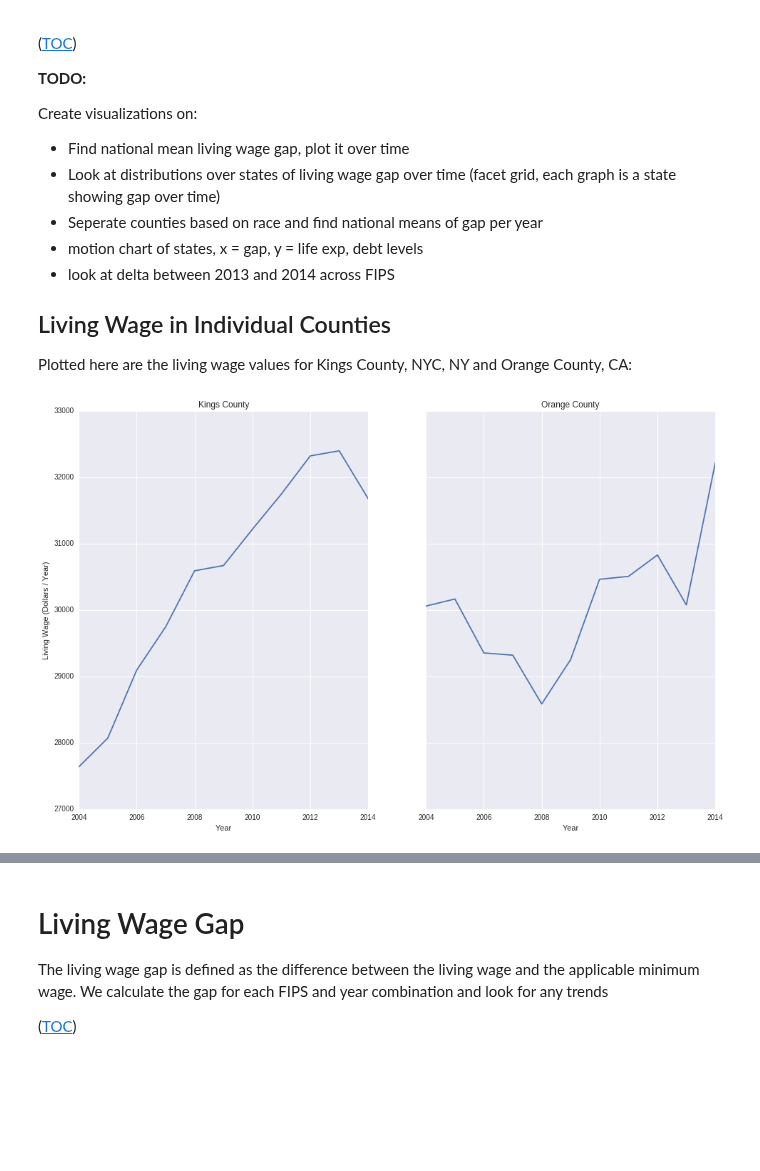
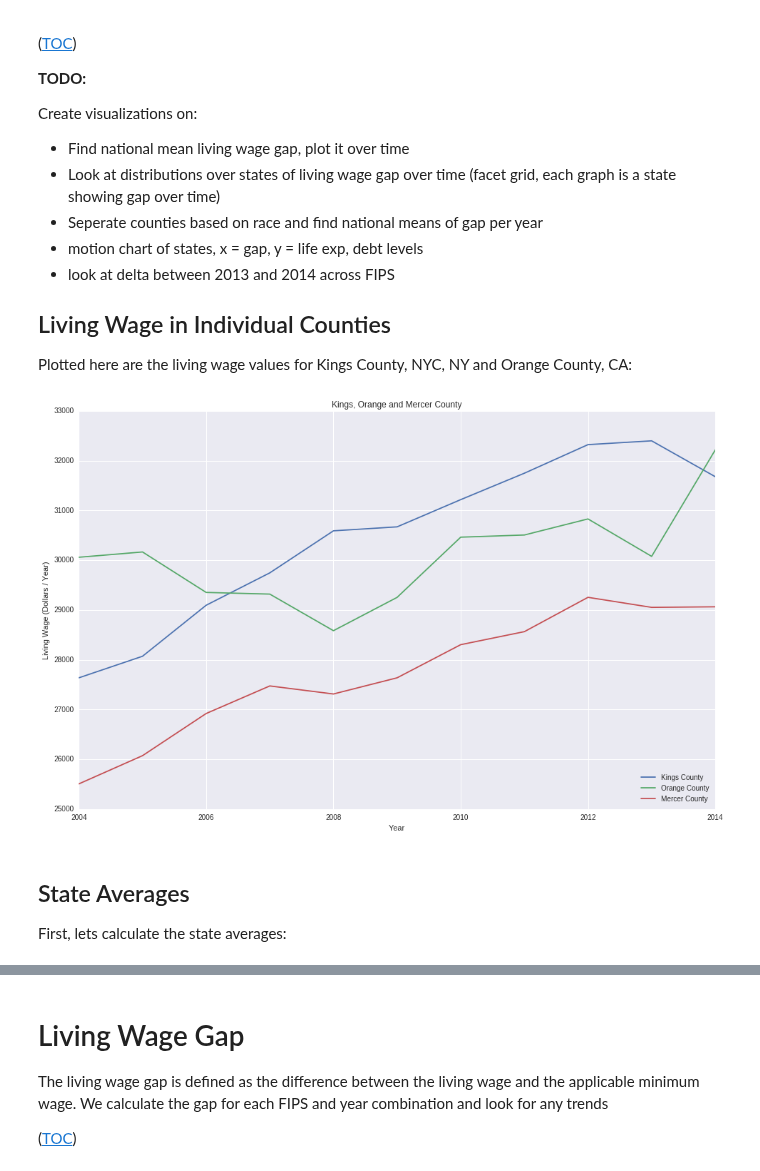
Before and after one commit to jquacinella/LivingWageModelExtension, a Jupyter notebook: Master's Thesis.ipynb, the cells around one changed output, grey strips where cells are left out. Saved outputs shown, nothing was run; the diff lists cells and outputs as text; code cells hidden in the pictures; blank space fills up the shorter version.

```diff
--- a/Master's Thesis.ipynb
+++ b/Master's Thesis.ipynb
@@ -174,7 +174,7 @@ REGION_SOUTH = 'south'
 REGION_WEST = 'west'
 REGION_BASE = 'base'   # Used for when a state is not in a region (Alaska, Hawaii mostly)
 
-# Create a state initial to region mapping to use for regional weighting
+# Create a initial state to region mapping to use for regional weighting
 state_to_region_mapping = defaultdict(constant_factory(REGION_BASE))
 
 state_to_region_mapping.update(
@@ -193,6 +193,15 @@ state_to_region_mapping.update(
     'NM': REGION_WEST, 'AK': REGION_BASE, 'HI': REGION_BASE
 })
 
+# Create the inverse mapping of region to list of states
+region_to_state_mapping = { }
+for state, region in state_to_region_mapping.iteritems():
+    if region in region_to_state_mapping:
+        region_to_state_mapping[region].append(state)
+    else:
+        region_to_state_mapping[region] = [state]
+
+# State to full statename mapping
 state_to_statename_mapping = {u'AK': u'alaska', u'AL': u'alabama', u'AR': u'arkansas', u'AZ': u'arizona',
   u'CA': u'california', u'CO': u'colorado', u'CT': u'connecticut', u'DC': u'district of columbia', u'DE':
   u'delaware', u'FL': u'florida', u'GA': u'georgia', u'HI': u'hawaii', u'IA': u'iowa', u'ID': u'idaho',
@@ -231,3 +236,17 @@ orange_county = 601399999
+# %%
+# FIPS code for NYC Counties Kings
+newyork_county = 3606199999
+kings_county = 3604799999
+queens_county = 3608199999
+bronx_county = 3600599999
+richmond_count = 3608599999
+nyc_counties = [newyork_county, kings_county, queens_county, bronx_county, richmond_count]
+
+# FIPS code for Trenton, NJ
+mercer_county = 3402199999
+
+# Fips code for Orange county
+orange_county = 601399999
 # %% [markdown]
 ------
 
@@ -377,14 +396,13 @@ for year in range(2002, 2015):
             fmr_data[year] = fmr_data[year][["fmr1", "county", "cousub", "countyname", "fips", "pop2000", "state", "state_alpha"]]
             fmr_data[year] = fmr_data[year].query('cousub == 99999').reset_index(drop=True)
         elif year == 2005:
-            fmr_data[year] = fmr_data[year][["fmr_1bed", "county", "countyname", "pop2000", "state", "state_alpha", "stco"
-]]
+            fmr_data[year] = fmr_data[year][["fmr_1bed", "county", "countyname", "pop2000", "state", "state_alpha", "stco"]]
             fmr_data[year].rename(columns={'stco':'fips', 'fmr_1bed': 'fmr1'}, inplace=True)
             fmr_data[year]['fips'] = fmr_data[year]['fips'].map(pad_fips)
         elif year == 2004:
             fmr_data[year] = fmr_data[year][["new_fmr1", "county", "countyname", "pop100", "state", "state_alpha"]]
             fmr_data[year]['fips'] = fmr_data[year]['state'].map(str) + fmr_data[year]['county'].map(pad_county)
-            fmr_data[year].rename(columns={'stco':'fips', 'new_fmr1': 'fmr1'}, inplace=True)
+            fmr_data[year].rename(columns={'new_fmr1': 'fmr1'}, inplace=True)
             fmr_data[year]['fips'] = fmr_data[year]['fips'].map(pad_fips)
         elif year == 2003:
             fmr_data[year] = fmr_data[year][["fmr1", "county", "countyname", "pop", "state", "state_alpha"]]
@@ -1030,16 +1075,23 @@ Create visualizations on:
 ## Living Wage in Individual Counties
 
 Plotted here are the living wage values for Kings County, NYC, NY and Orange County, CA:
-# %%
-# Two subplots, the axes array is 1-d
-f, axarr = plt.subplots(1, 2, sharey=True, figsize=(16,10))
-axarr[0].plot(final_model_values_df.loc[kings_county]['year'], final_model_values_df.loc[kings_county]['total_cost'])
-axarr[0].set_title('Kings County')
-axarr[0].set_ylabel('Living Wage (Dollars / Year)')
-axarr[0].set_xlabel('Year')
-axarr[1].plot(final_model_values_df.loc[orange_county]['year'], final_model_values_df.loc[orange_county]['total_cost'])
-axarr[1].set_title('Orange County')
-axarr[1].set_xlabel('Year')
-plt.show()
-# %% [output]
-[figure, removed]
+# %%
+# Plot three counties
+f = plt.figure(figsize=(16, 10))
+plt.plot(final_model_values_df.loc[kings_county]['year'],
+         final_model_values_df.loc[kings_county]['total_cost'], label="Kings County")
+plt.plot(final_model_values_df.loc[orange_county]['year'],
+         final_model_values_df.loc[orange_county]['total_cost'], label="Orange County")
+plt.plot(final_model_values_df.loc[mercer_county]['year'],
+         final_model_values_df.loc[mercer_county]['total_cost'], label="Mercer County")
+
+f.axes[0].set_title('Kings, Orange and Mercer County')
+f.axes[0].set_ylabel('Living Wage (Dollars / Year)')
+f.axes[0].set_xlabel('Year')
+l = f.axes[0].legend(loc='lower right')
+# %% [output]
+[figure, added]
+# %% [markdown]
+## State Averages
+
+First, lets calculate the state averages:
```
Also changed, not shown: parts of 18 cells of this notebook, 1 other file.
